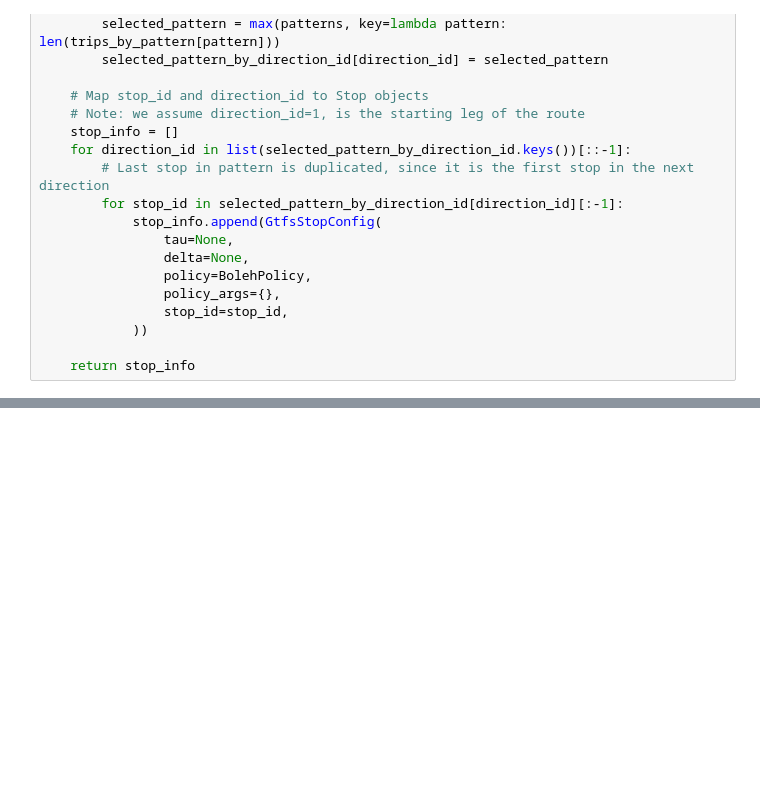
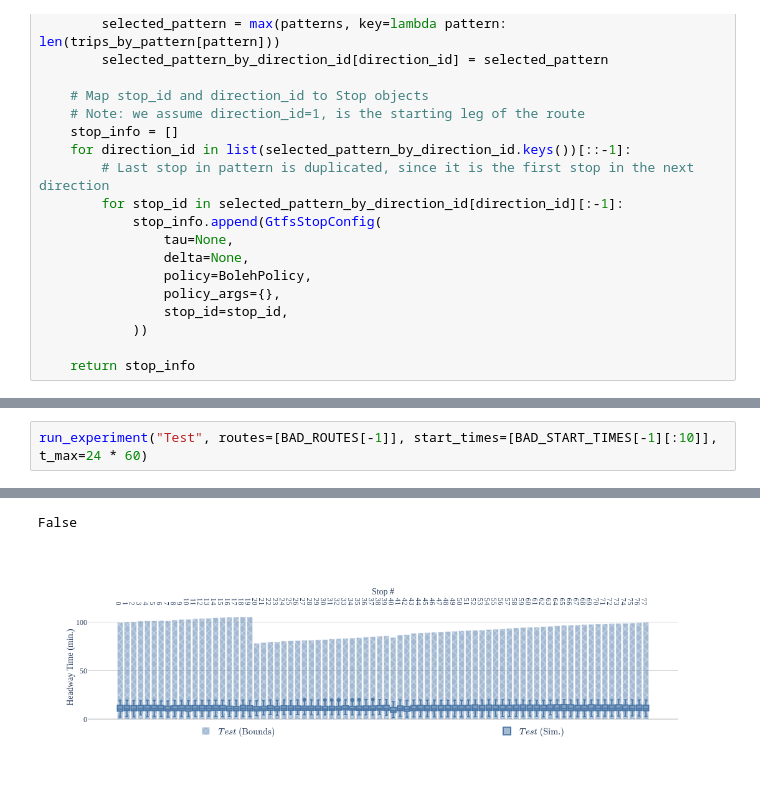
Before and after one commit to m-yuhas/bus-transit-headway-bounds, a Jupyter notebook: policy_optimization.ipynb, the cells around one changed output, grey strips where cells are left out. Saved outputs shown, nothing was run; the diff lists cells and outputs as text; blank space fills up the shorter version.

```diff
--- a/policy_optimization.ipynb
+++ b/policy_optimization.ipynb
@@ -558,0 +862,3 @@ AttributeError: 'GtfsStopConfig' object has no attribute 'scheduled_departures'
+# %%
+run_experiment("Test", routes=[BAD_ROUTES[-1]], start_times=[BAD_START_TIMES[-1][:10]], t_max=24 * 60)
+# %% [output]
@@ -558,0 +867,2 @@ AttributeError: 'GtfsStopConfig' object has no attribute 'scheduled_departures'
+False
+[figure, added]
```
Also changed, not shown: parts of 16 cells of this notebook, 5 other files.
